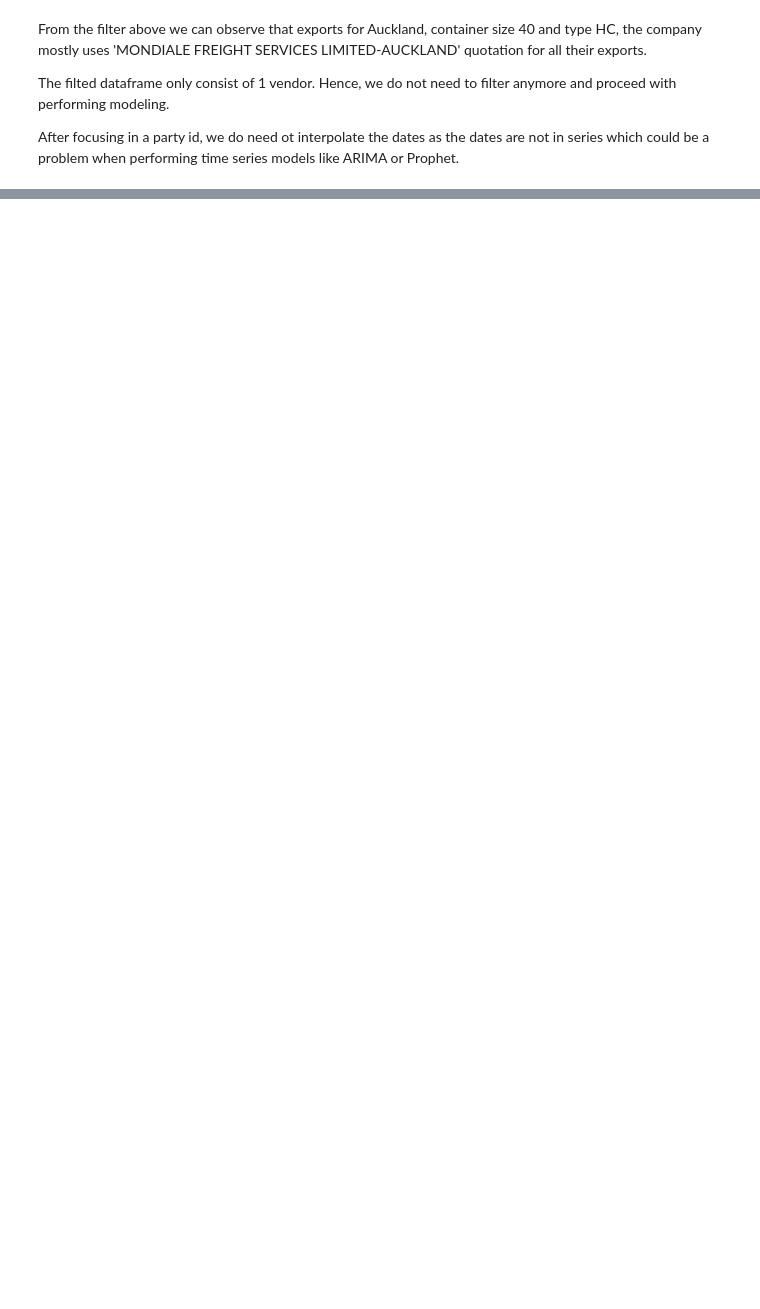
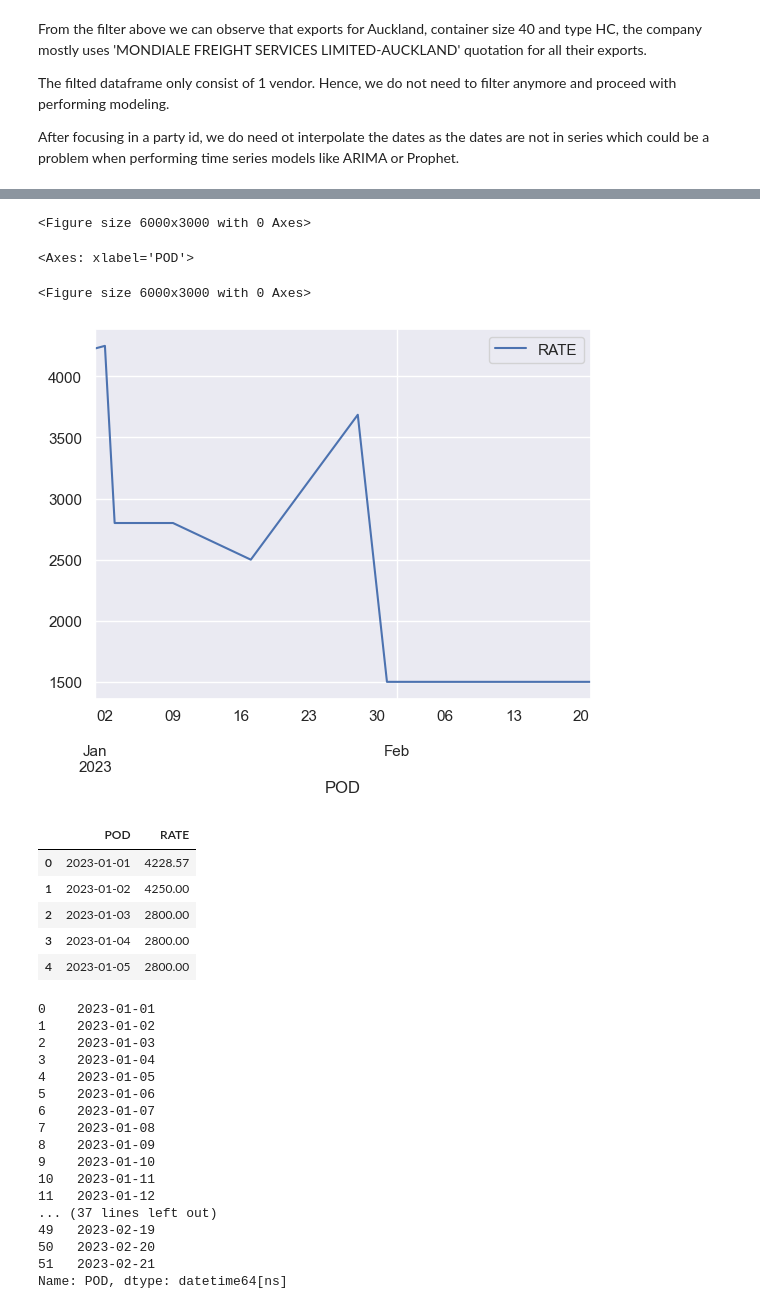
Before and after one commit to aloysiuswjw/Cost-Rate-Analysis, a Jupyter notebook: filterFC.ipynb, the cells around one changed output, grey strips where cells are left out. Drawn from its saved outputs; the diff is of its cells as text; code cells hidden in the pictures; blank space fills up the shorter version.

```diff
--- a/filterFC.ipynb
+++ b/filterFC.ipynb
@@ -178,0 +504,35 @@ OSError: could not get source code
+# %%
+plt.figure(figsize=(60, 30))
+df_2023_and_after.plot(x='POD', y='RATE')
+plt.show()
+
+df_2023_and_after.head()
+print(df_2023_and_after['POD'])
+# %% [output]
+<Figure size 6000x3000 with 0 Axes>
+<Axes: xlabel='POD'>
+<Figure size 6000x3000 with 0 Axes>
+[figure, added]
+|  | POD | RATE |
+| 0 | 2023-01-01 | 4228.57 |
+| 1 | 2023-01-02 | 4250.00 |
+| 2 | 2023-01-03 | 2800.00 |
+| 3 | 2023-01-04 | 2800.00 |
+| 4 | 2023-01-05 | 2800.00 |
+0    2023-01-01
+1    2023-01-02
+2    2023-01-03
+3    2023-01-04
+4    2023-01-05
+5    2023-01-06
+6    2023-01-07
+7    2023-01-08
+8    2023-01-09
+9    2023-01-10
+10   2023-01-11
+11   2023-01-12
+... (37 lines left out)
+49   2023-02-19
+50   2023-02-20
+51   2023-02-21
+Name: POD, dtype: datetime64[ns]
```
Also changed, not shown: parts of 29 cells of this notebook, 4 other files.
